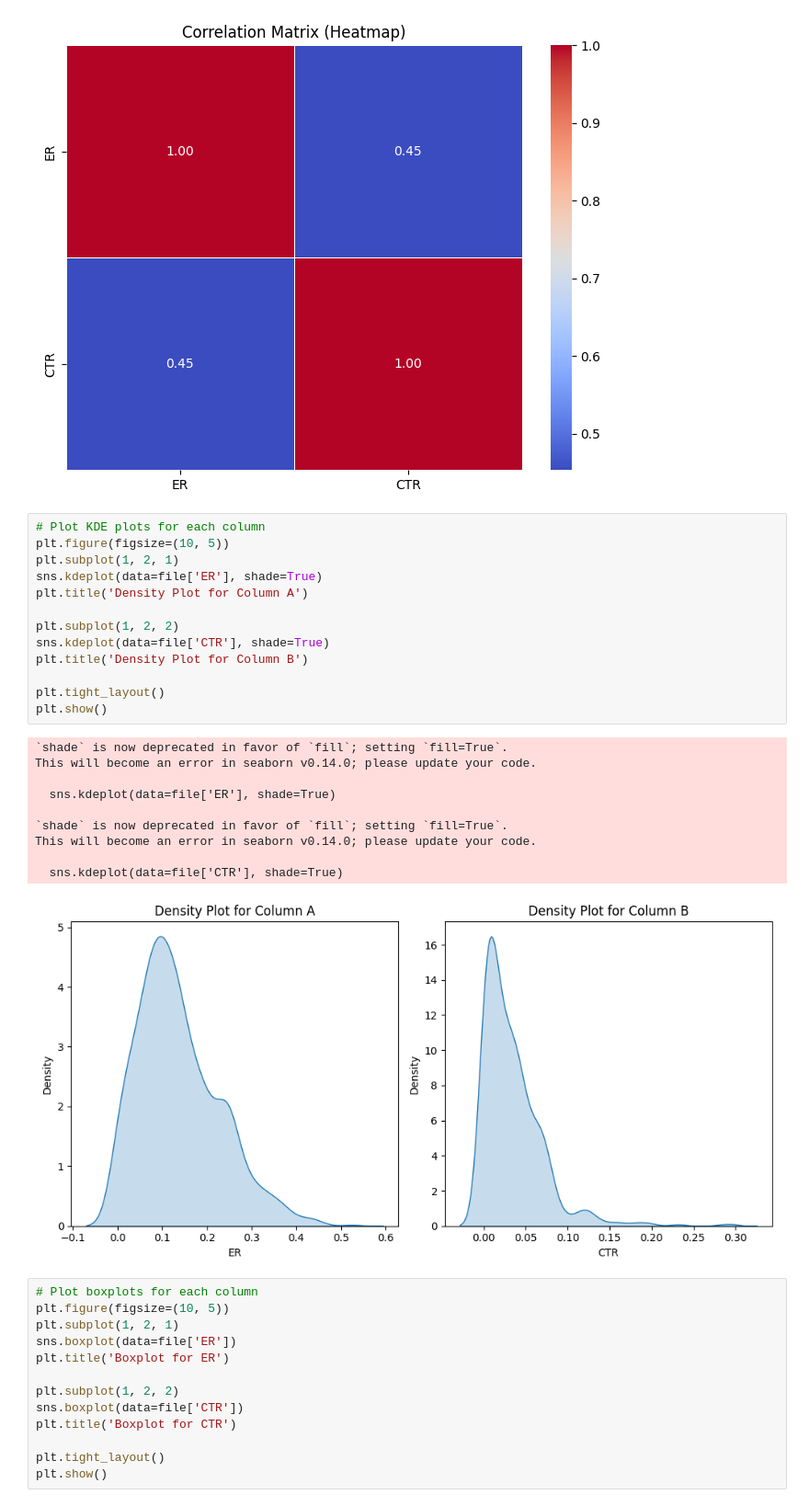
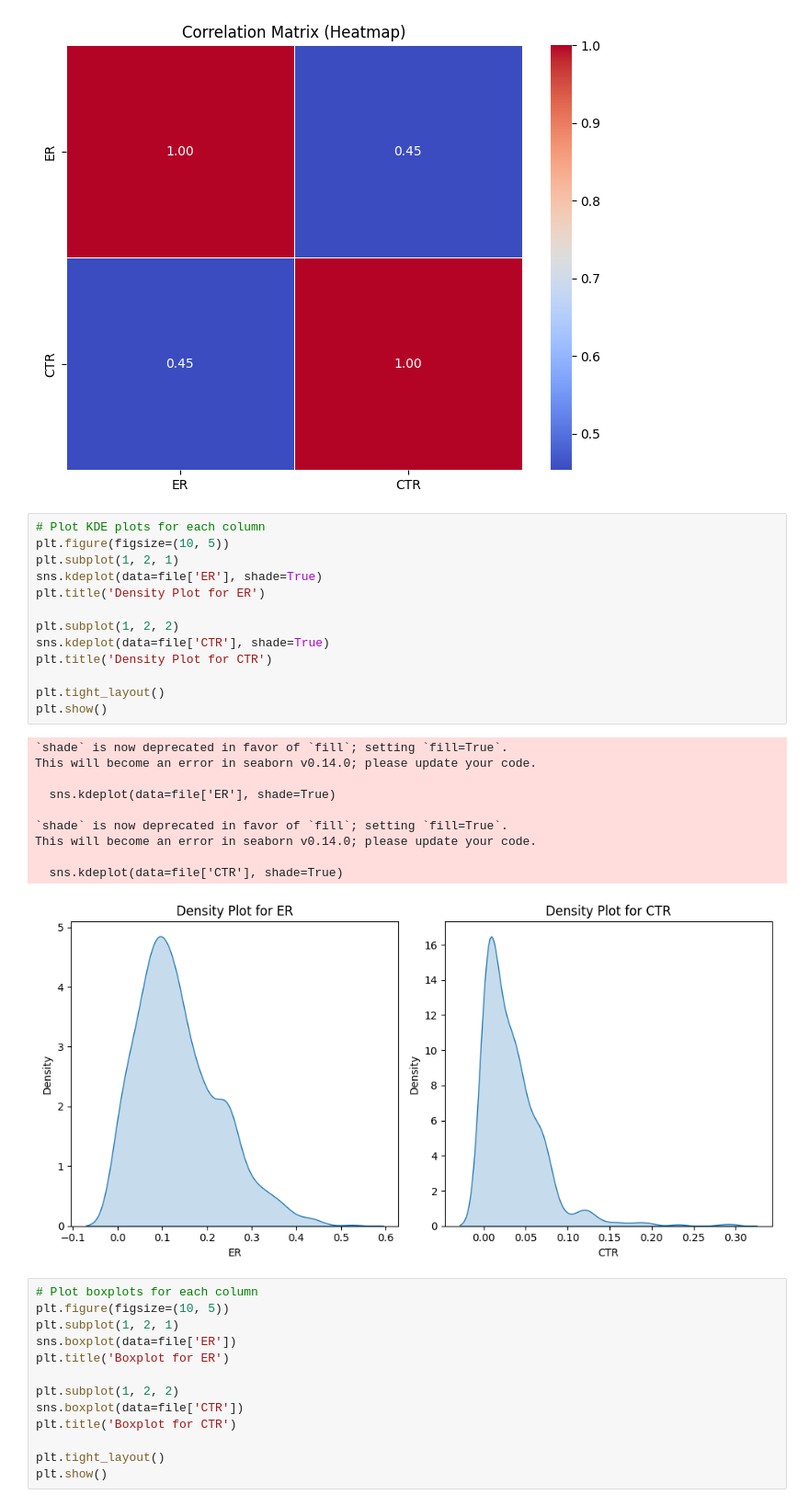
Before and after one commit to week-10-g5/Automated-Storyboard-Synthesis-for-Digital-Advertising, a Jupyter notebook: notebooks/EDA.ipynb, the cells around one changed output. Shown: that part at 92% size. Cells and saved outputs as stored; diff of their text form.

```diff
--- a/notebooks/EDA.ipynb
+++ b/notebooks/EDA.ipynb
@@ -240,27 +234,27 @@ plt.show()
 # %%
 # Plot KDE plots for each column
 plt.figure(figsize=(10, 5))
 plt.subplot(1, 2, 1)
 sns.kdeplot(data=file['ER'], shade=True)
-plt.title('Density Plot for Column A')
+plt.title('Density Plot for ER')
 
 plt.subplot(1, 2, 2)
 sns.kdeplot(data=file['CTR'], shade=True)
-plt.title('Density Plot for Column B')
+plt.title('Density Plot for CTR')
 
 plt.tight_layout()
 plt.show()
 # %% [output]
 `shade` is now deprecated in favor of `fill`; setting `fill=True`.
 This will become an error in seaborn v0.14.0; please update your code.
 
   sns.kdeplot(data=file['ER'], shade=True)
 
 `shade` is now deprecated in favor of `fill`; setting `fill=True`.
 This will become an error in seaborn v0.14.0; please update your code.
 
   sns.kdeplot(data=file['CTR'], shade=True)
-[figure, old version]
+[figure, new version]
 # %%
 # Plot boxplots for each column
 plt.figure(figsize=(10, 5))
```
Also changed, not shown: parts of 5 cells of this notebook.
